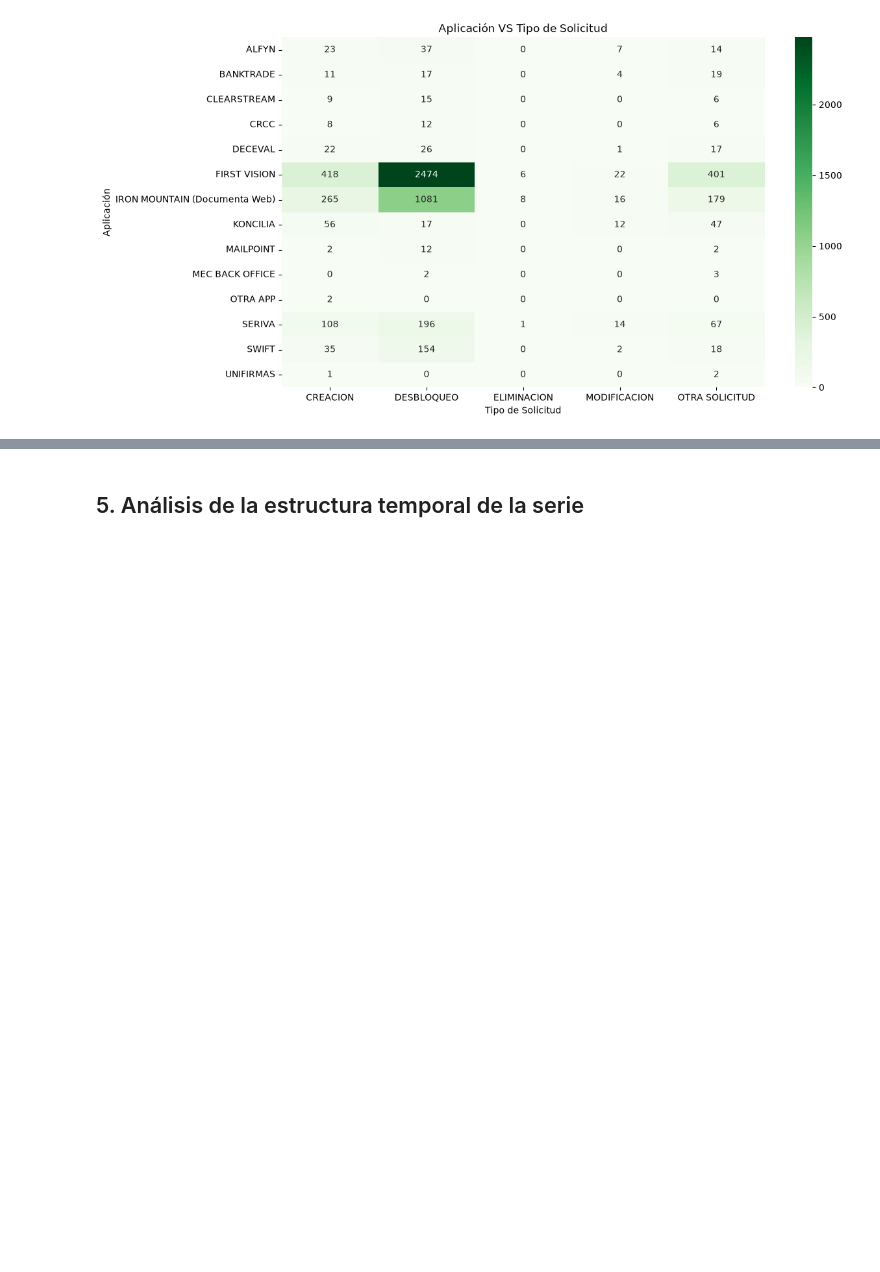
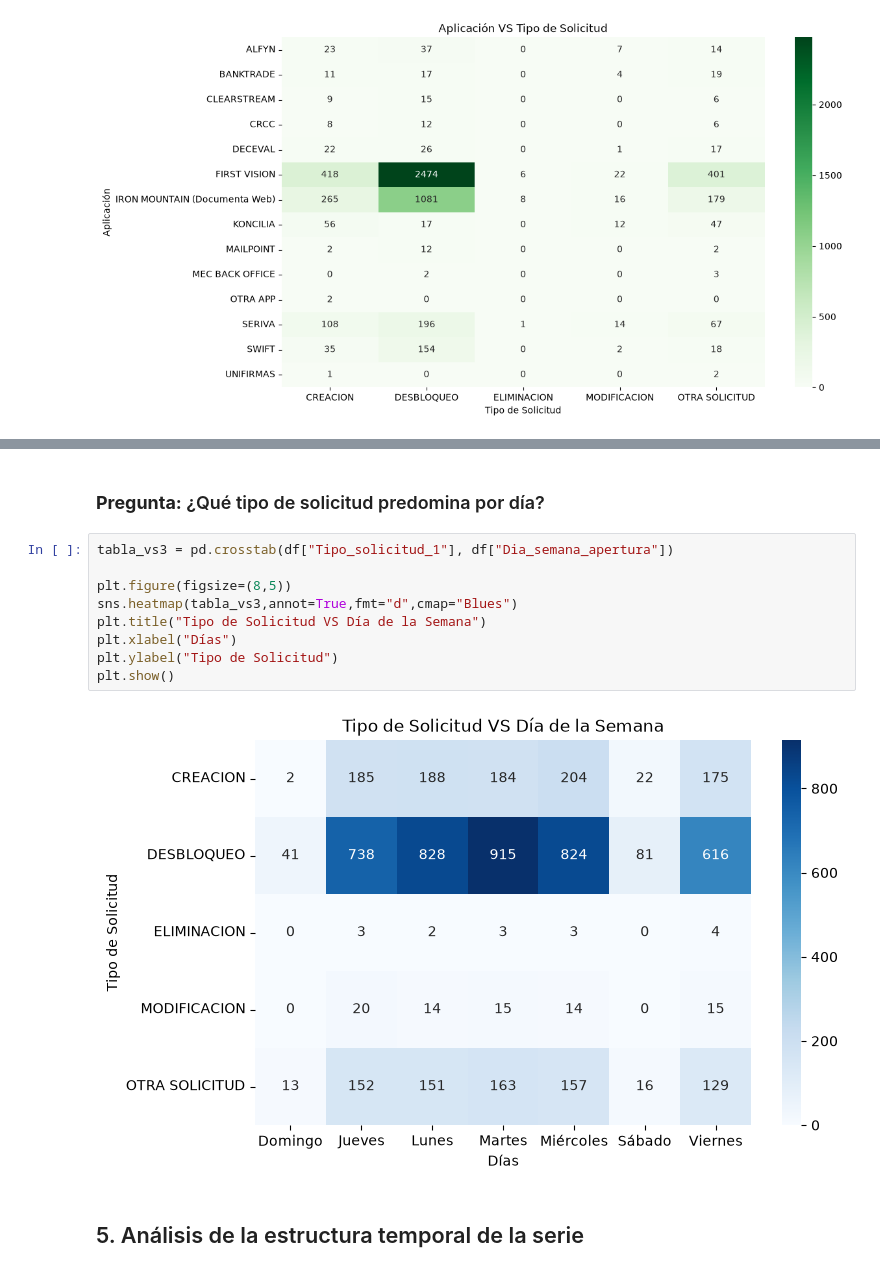
Before and after one commit to DiazJSC/AccesClean_proyecto, a Jupyter notebook: src/03_EDA.ipynb, the cells around one changed output, grey strips where cells are left out. Cells and saved outputs as stored; diff of their text form; blank space fills up the shorter version.

```diff
--- a/src/03_EDA.ipynb
+++ b/src/03_EDA.ipynb
@@ -437,6 +437,19 @@ plt.ylabel("Tipo de Solicitud")
 plt.show()
 # %% [output]
 [figure]
+# %% [markdown]
+### **Pregunta:** ¿Qué tipo de solicitud predomina por día?
+# %%
+tabla_vs3 = pd.crosstab(df["Tipo_solicitud_1"], df["Dia_semana_apertura"])
+
+plt.figure(figsize=(8,5))
+sns.heatmap(tabla_vs3,annot=True,fmt="d",cmap="Blues")
+plt.title("Tipo de Solicitud VS Día de la Semana")
+plt.xlabel("Días")
+plt.ylabel("Tipo de Solicitud")
+plt.show()
+# %% [output]
+[figure, added]
 # %% [markdown]
 ## 5. Análisis de la estructura temporal de la serie
 # %%
```
Also changed, not shown: parts of 10 cells of this notebook, 2 other files.
